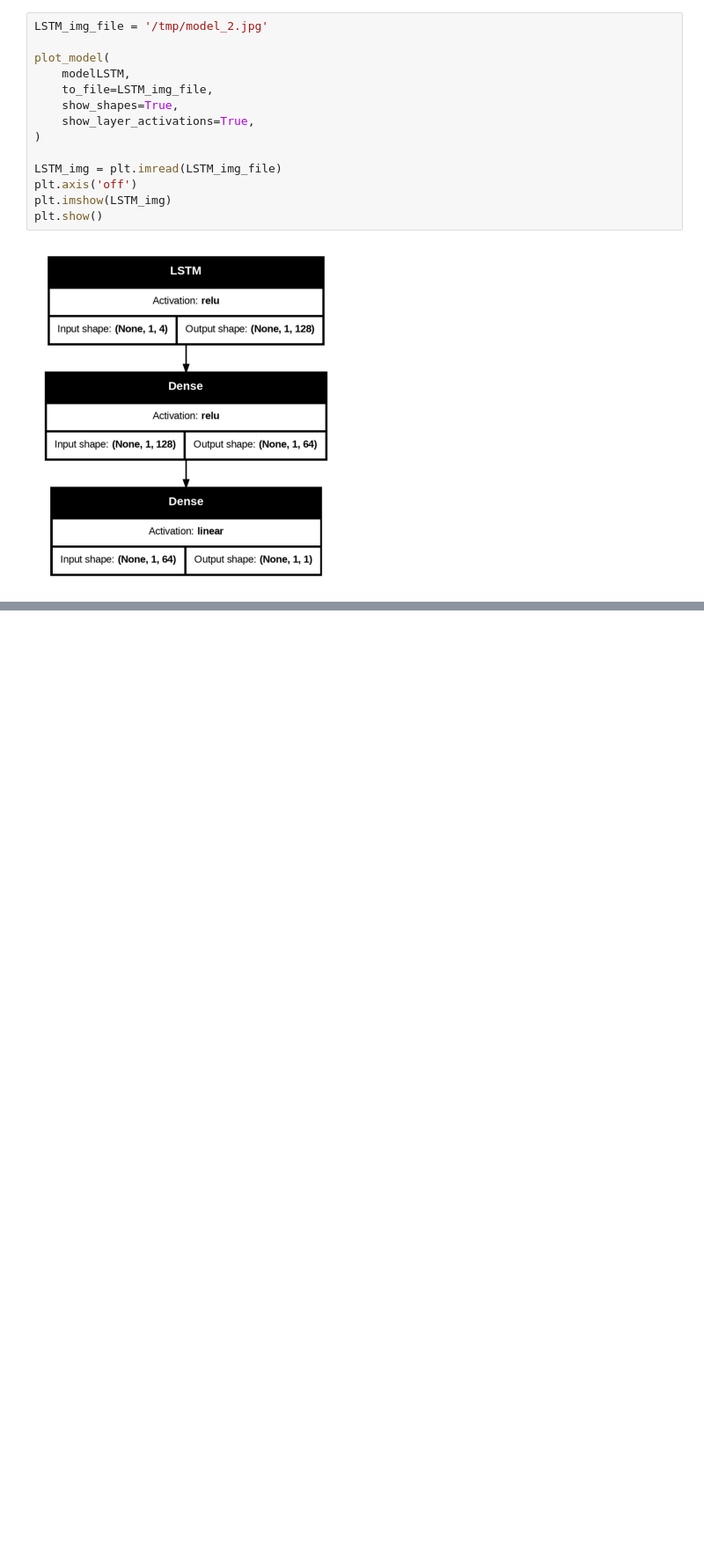
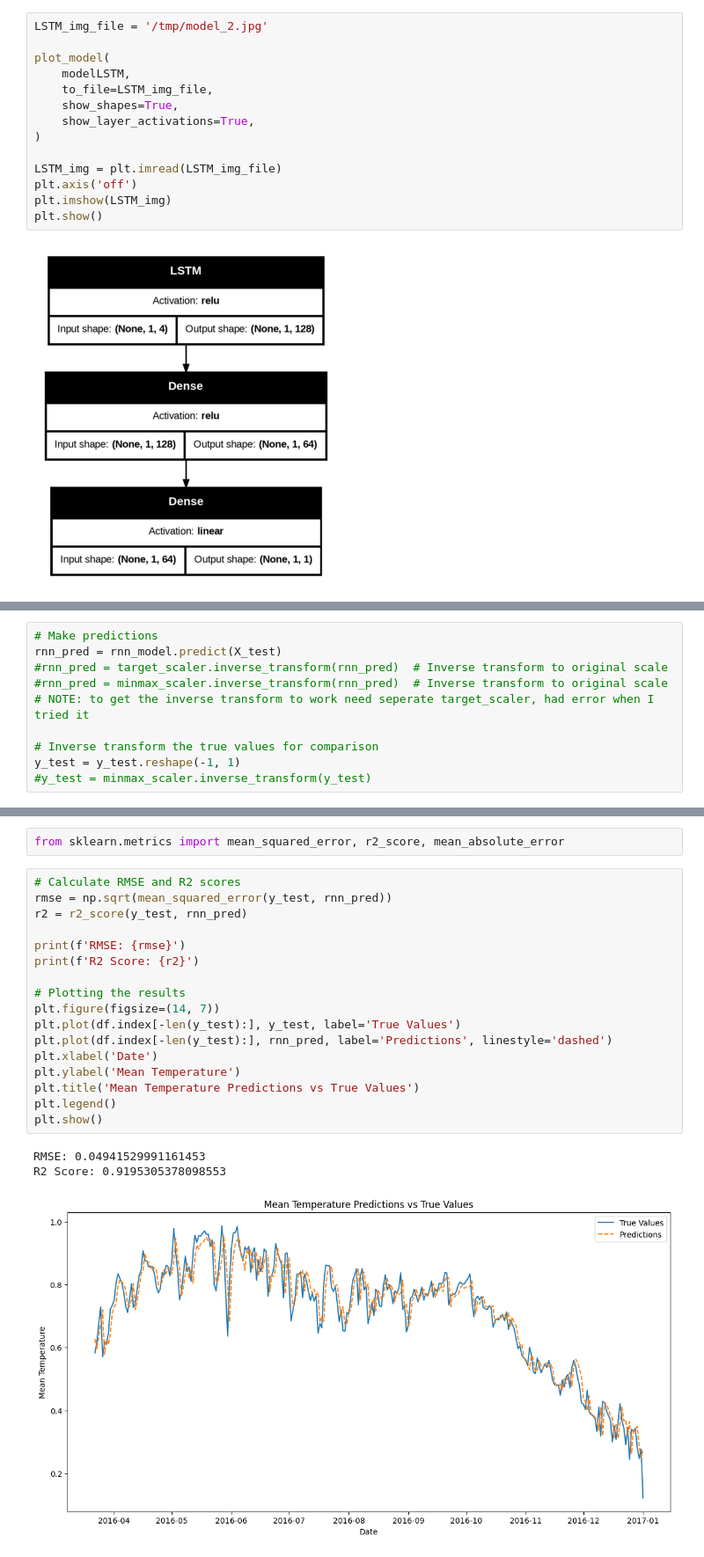
Before and after one commit to xvymaz12/ADAML2, a Jupyter notebook: ADAML2.ipynb, the cells around one changed output, grey strips where cells are left out. Shown at 88% size. Cells and saved outputs as stored; diff of their text form; blank space fills up the shorter version.

```diff
--- a/ADAML2.ipynb
+++ b/ADAML2.ipynb
@@ -505,0 +611,10 @@ See the caveats in the documentation: https://pandas.pydata.org/pandas-docs/stab
+# %%
+# Make predictions
+rnn_pred = rnn_model.predict(X_test)
+#rnn_pred = target_scaler.inverse_transform(rnn_pred)  # Inverse transform to original scale
+#rnn_pred = minmax_scaler.inverse_transform(rnn_pred)  # Inverse transform to original scale
+# NOTE: to get the inverse transform to work need seperate target_scaler, had error when I tried it
+
+# Inverse transform the true values for comparison
+y_test = y_test.reshape(-1, 1)
+#y_test = minmax_scaler.inverse_transform(y_test)
@@ -505,0 +623,23 @@ See the caveats in the documentation: https://pandas.pydata.org/pandas-docs/stab
+# %%
+from sklearn.metrics import mean_squared_error, r2_score, mean_absolute_error
+# %%
+# Calculate RMSE and R2 scores
+rmse = np.sqrt(mean_squared_error(y_test, rnn_pred))
+r2 = r2_score(y_test, rnn_pred)
+
+print(f'RMSE: {rmse}')
+print(f'R2 Score: {r2}')
+
+# Plotting the results
+plt.figure(figsize=(14, 7))
+plt.plot(df.index[-len(y_test):], y_test, label='True Values')
+plt.plot(df.index[-len(y_test):], rnn_pred, label='Predictions', linestyle='dashed')
+plt.xlabel('Date')
+plt.ylabel('Mean Temperature')
+plt.title('Mean Temperature Predictions vs True Values')
+plt.legend()
+plt.show()
+# %% [output]
+RMSE: 0.04941529991161453
+R2 Score: 0.9195305378098553
+[figure, added]
```
Also changed, not shown: parts of 42 cells of this notebook, 1 other file.
